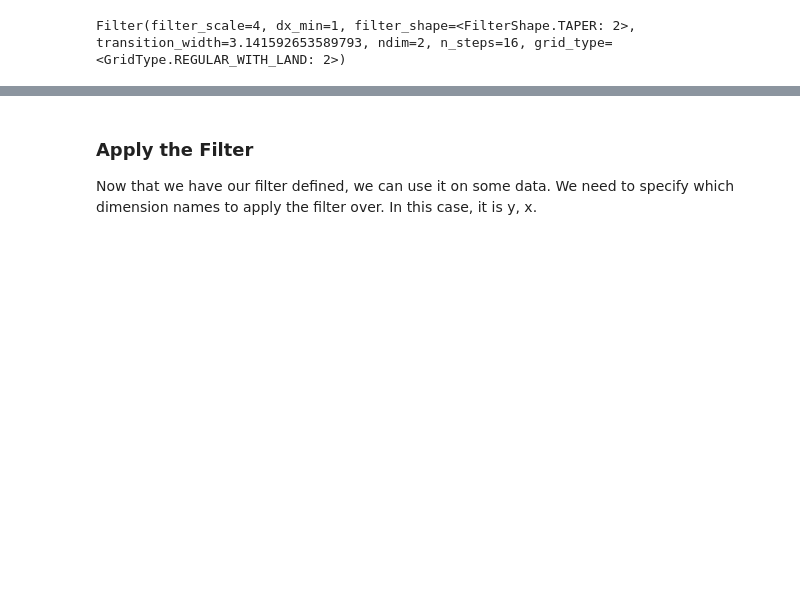
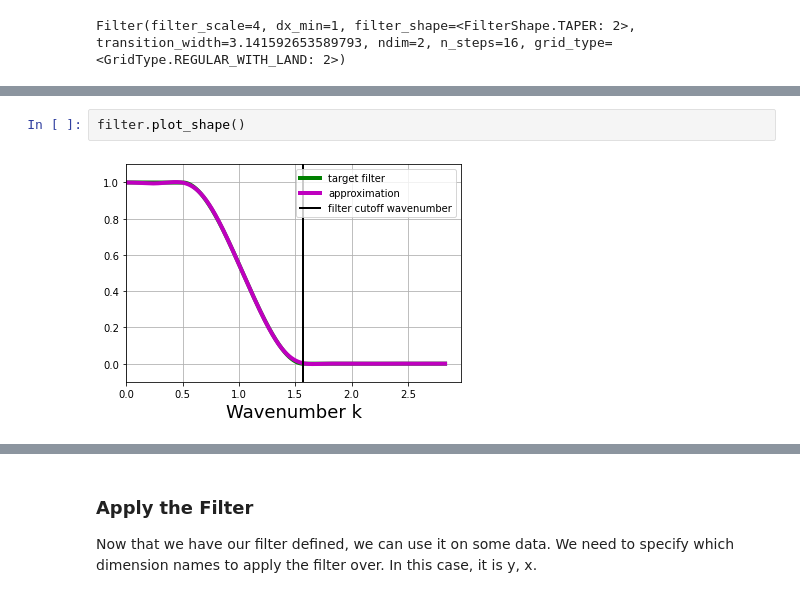
Before and after one commit to ocean-eddy-cpt/gcm-filters, a Jupyter notebook: docs/tutorial.ipynb, the cells around one changed output, grey strips where cells are left out. Saved outputs shown, nothing was run; the diff lists cells and outputs as text; blank space fills up the shorter version.

Commit message:
Added plot_shape() to the tutorial

```diff
--- a/docs/tutorial.ipynb
+++ b/docs/tutorial.ipynb
@@ -109,0 +112,4 @@ The repr for the filter object includes some of the parameters it was initiliaze
+# %%
+filter.plot_shape()
+# %% [output]
+[figure, added]
```
Also changed, not shown: parts of 8 cells of this notebook, 1 other file.
